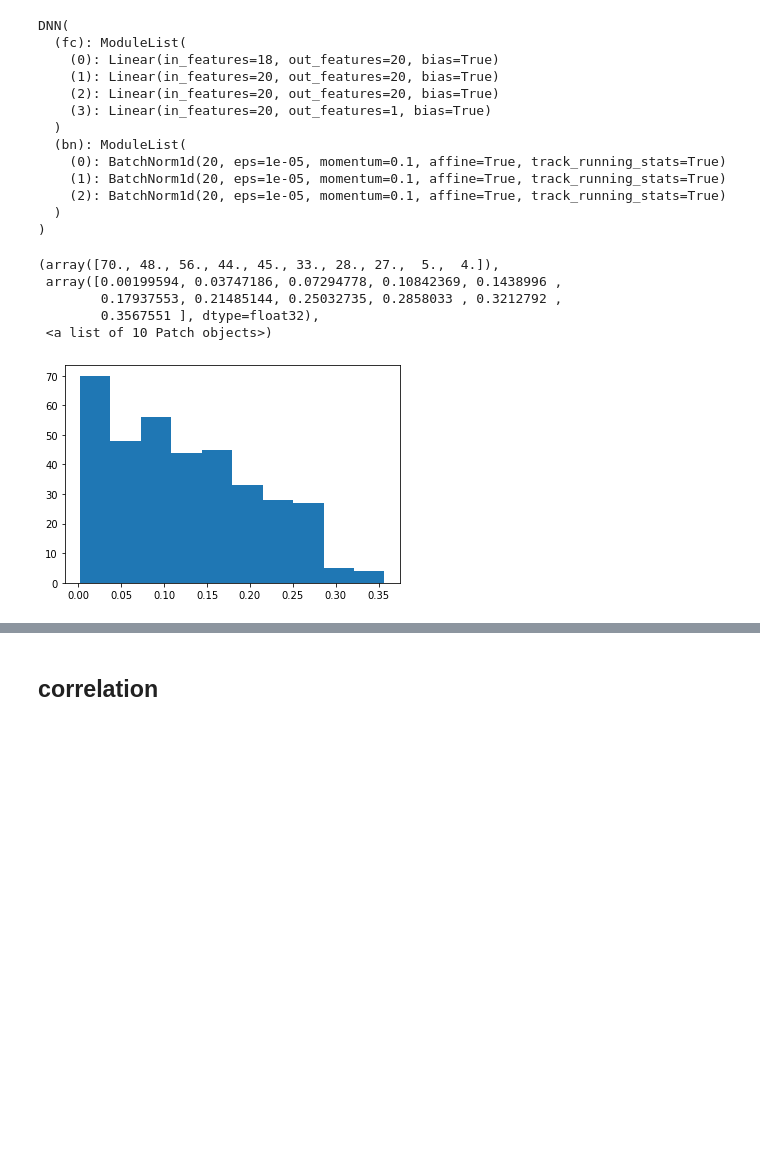
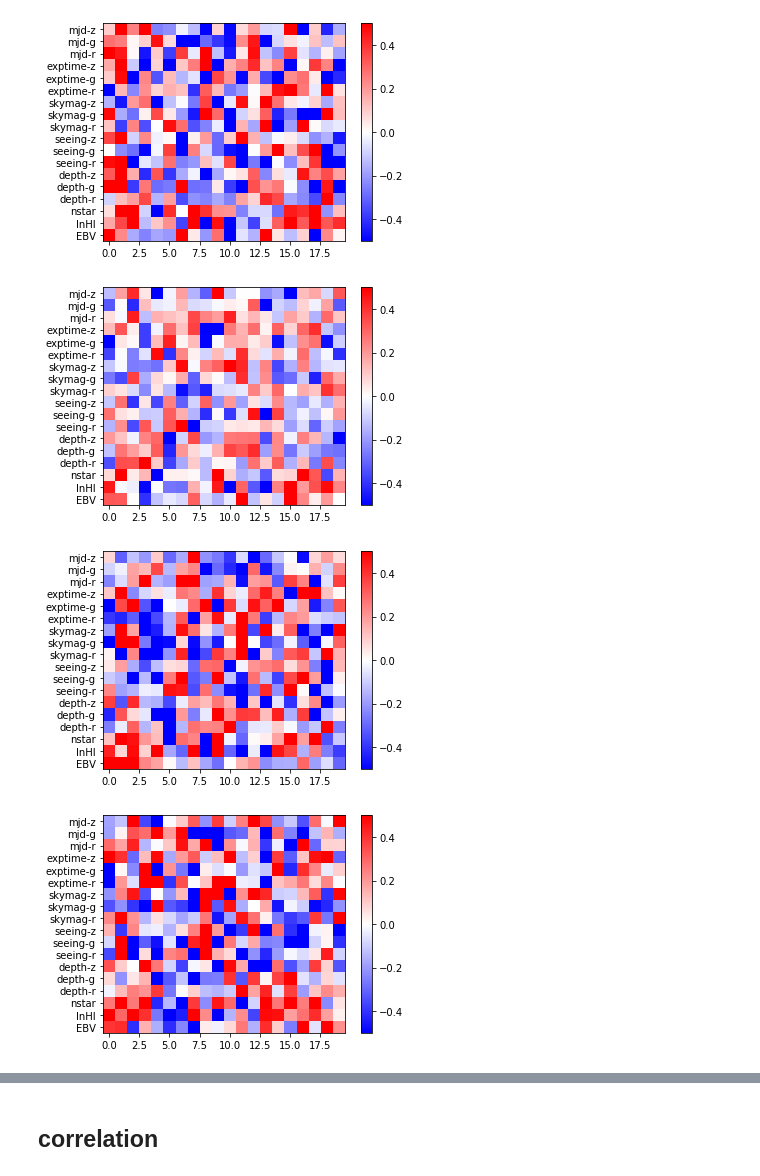
Before and after one commit to mehdirezaie/sysnetdev, a Jupyter notebook: notebooks/FeatureSelectionL1.ipynb, the cells around one changed output, grey strips where cells are left out. Drawn from its saved outputs; the diff is of its cells as text; code cells hidden in the pictures; blank space fills up the shorter version.

```diff
--- a/notebooks/FeatureSelectionL1.ipynb
+++ b/notebooks/FeatureSelectionL1.ipynb
@@ -5,5 +8,33 @@ import sys
 sys.path.append('/Users/mehdi/github/sysnetdev')
 from sysnet.sources.models import DNN
 from sysnet.sources.io import load_checkpoint
+# %%
+def load_l0weights(pid):
+    """ load model """
+    model = DNN(*(5, 20, 18, 1))
+
+    path = '../output/mock001_cp2p_adamw/model/'
+    load_checkpoint(f'{path}model_{pid}_2664485226/best.pth.tar', model)
+
+    fc0_weight = model.fc[0].weight.data.numpy()
+    return fc0_weight
+# %%
+def imshow(f0w):
+    fig, ax = plt.subplots()
+
+    ylabels = ['EBV', 'lnHI', 'nstar']\
+            + ['-'.join([s, b]) for s in ['depth', 'seeing', 'skymag', 'exptime', 'mjd'] \
+               for b in 'rgz']
+
+    map1 = ax.imshow(f0w.T, origin='lower', cmap=plt.cm.bwr, vmin=-.5, vmax=.5)#, vmin=-0.3, vmax=0.3)
+    fig.colorbar(map1)
+    ax.set_yticks(np.arange(18))
+    ax.set_yticklabels(ylabels)
+
+    return ax
+# %%
+f0w = []
+for pid in range(5):
+    f0w.append(load_l0weights(pid))
 # %%
 %matplotlib inline
@@ -15,16 +40,0 @@ _=load_checkpoint('../output/mock001_cp2p_l1_1pm1/model_0_2664485226/best.pth.ta
-# %%
-model
-# %% [output]
-DNN(
-  (fc): ModuleList(
-    (0): Linear(in_features=18, out_features=20, bias=True)
-    (1): Linear(in_features=20, out_features=20, bias=True)
-    (2): Linear(in_features=20, out_features=20, bias=True)
-    (3): Linear(in_features=20, out_features=1, bias=True)
-  )
-  (bn): ModuleList(
-    (0): BatchNorm1d(20, eps=1e-05, momentum=0.1, affine=True, track_running_stats=True)
-    (1): BatchNorm1d(20, eps=1e-05, momentum=0.1, affine=True, track_running_stats=True)
-    (2): BatchNorm1d(20, eps=1e-05, momentum=0.1, affine=True, track_running_stats=True)
-  )
-)
@@ -33,9 +41,8 @@ fc0_weight = model.fc[0].weight.data.numpy()
-# %%
-plt.hist(abs(fc0_weight).flatten())
-# %% [output]
-(array([70., 48., 56., 44., 45., 33., 28., 27.,  5.,  4.]),
- array([0.00199594, 0.03747186, 0.07294778, 0.10842369, 0.1438996 ,
-        0.17937553, 0.21485144, 0.25032735, 0.2858033 , 0.3212792 ,
-        0.3567551 ], dtype=float32),
- <a list of 10 Patch objects>)
-[figure, removed]
+# %%
+for f0wi in f0w:
+    imshow(f0wi)
+# %% [output]
+[figure, added]
+[figure, added]
+[figure, added]
+[figure, added]
```
Also changed, not shown: parts of 12 cells of this notebook, 2 other files.
